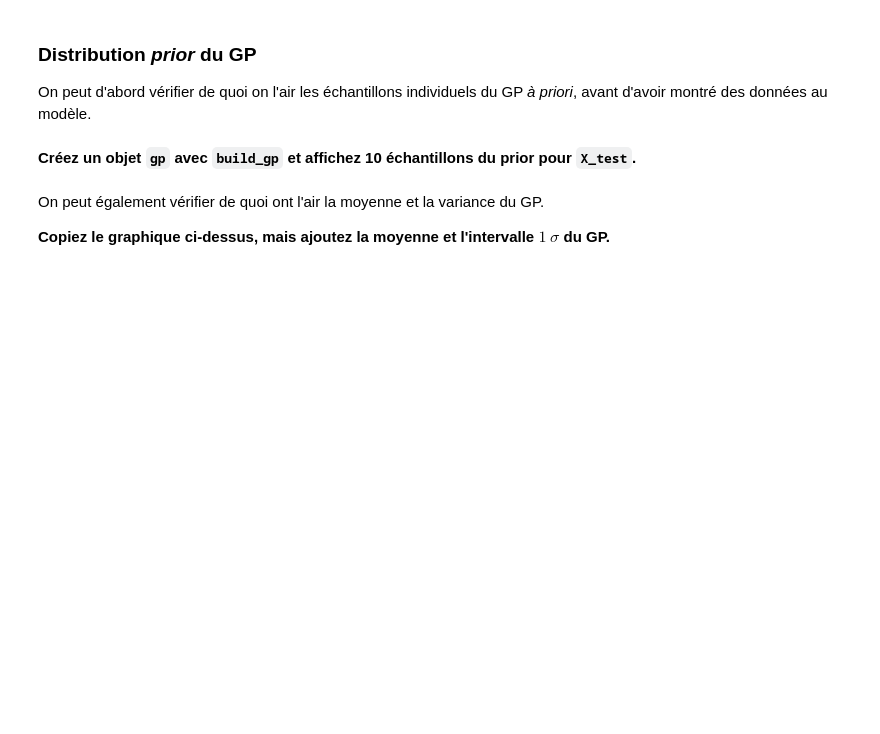
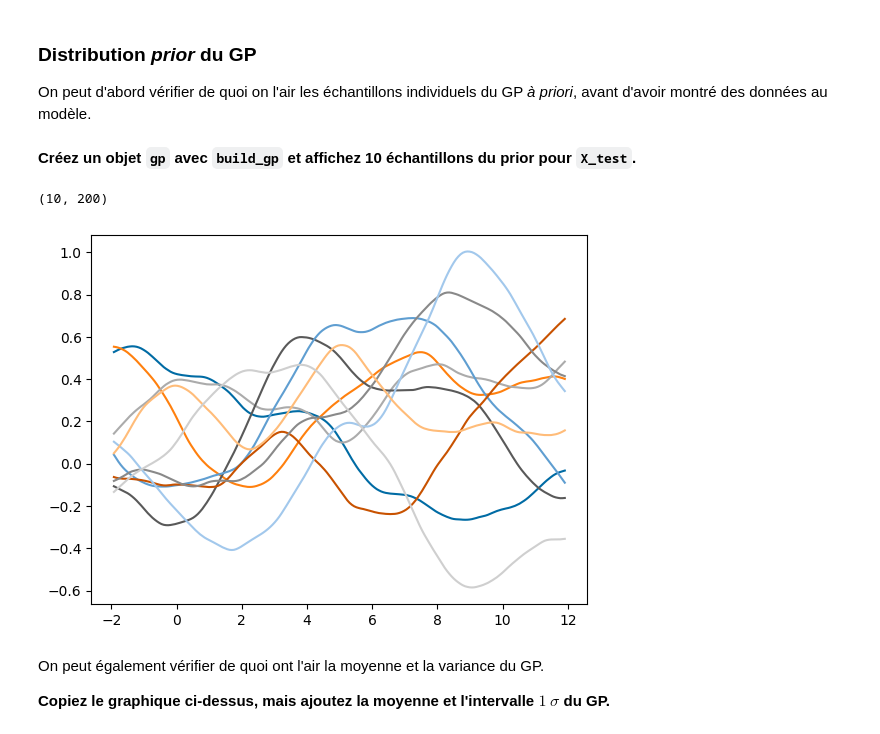
Before and after one commit to vandalt/phy3051-students, a Jupyter notebook: cours02-hmc-gp/tp_gp_hmc_blank.ipynb, the cells around one changed output. Cells and saved outputs as stored; diff of their text form; code cells hidden in the pictures; blank space fills up the shorter version.

```diff
--- a/cours02-hmc-gp/tp_gp_hmc_blank.ipynb
+++ b/cours02-hmc-gp/tp_gp_hmc_blank.ipynb
@@ -114,7 +124,11 @@ def build_gp(
         Erreur sur les mesures. Le carré des erreurs est ajouté à la diagonale.
         Pour générer des échantillons du GP. ce paramètre devrait être 0.0
     """
-    # TODO: Build GP
+    kernel = jnp.exp(params["log_gp_amp"]) * kernels.Matern52(
+        jnp.exp(params["log_gp_scale"])
+    )
+
+    return GaussianProcess(kernel, X, diag=yerr**2 + jnp.exp(params["log_gp_diag"]), mean=lambda x: gaussian_model(params, x))
 # %% [markdown]
 ### Distribution _prior_ du GP
 
@@ -134,7 +148,16 @@ params_ini = {
 # %% [markdown]
 **Créez un objet `gp` avec `build_gp` et affichez 10 échantillons du prior pour `X_test`.**
 # %%
-# TODO: GP and samples
+gp = build_gp(params_ini, X_test)
+
+gp_prior_samples = gp.sample(jax.random.key(8), shape=(10,))
+print(gp_prior_samples.shape)
+
+plt.plot(X_test, gp_prior_samples.T)
+plt.show()
+# %% [output]
+(10, 200)
+[figure, added]
 # %% [markdown]
 On peut également vérifier de quoi ont l'air la moyenne et la variance du GP.
 
```
Also changed, not shown: parts of 23 cells of this notebook, 2 other files.
